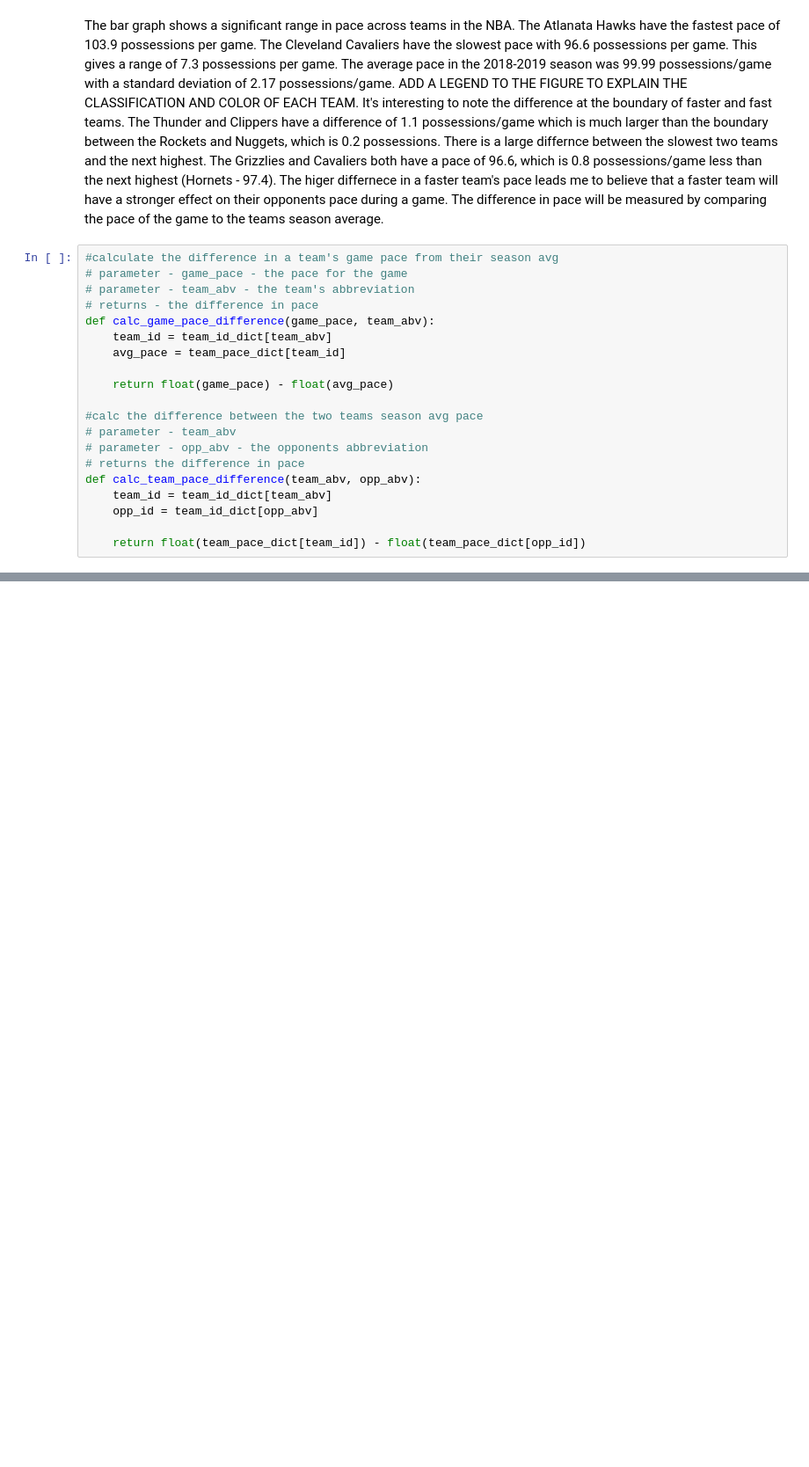
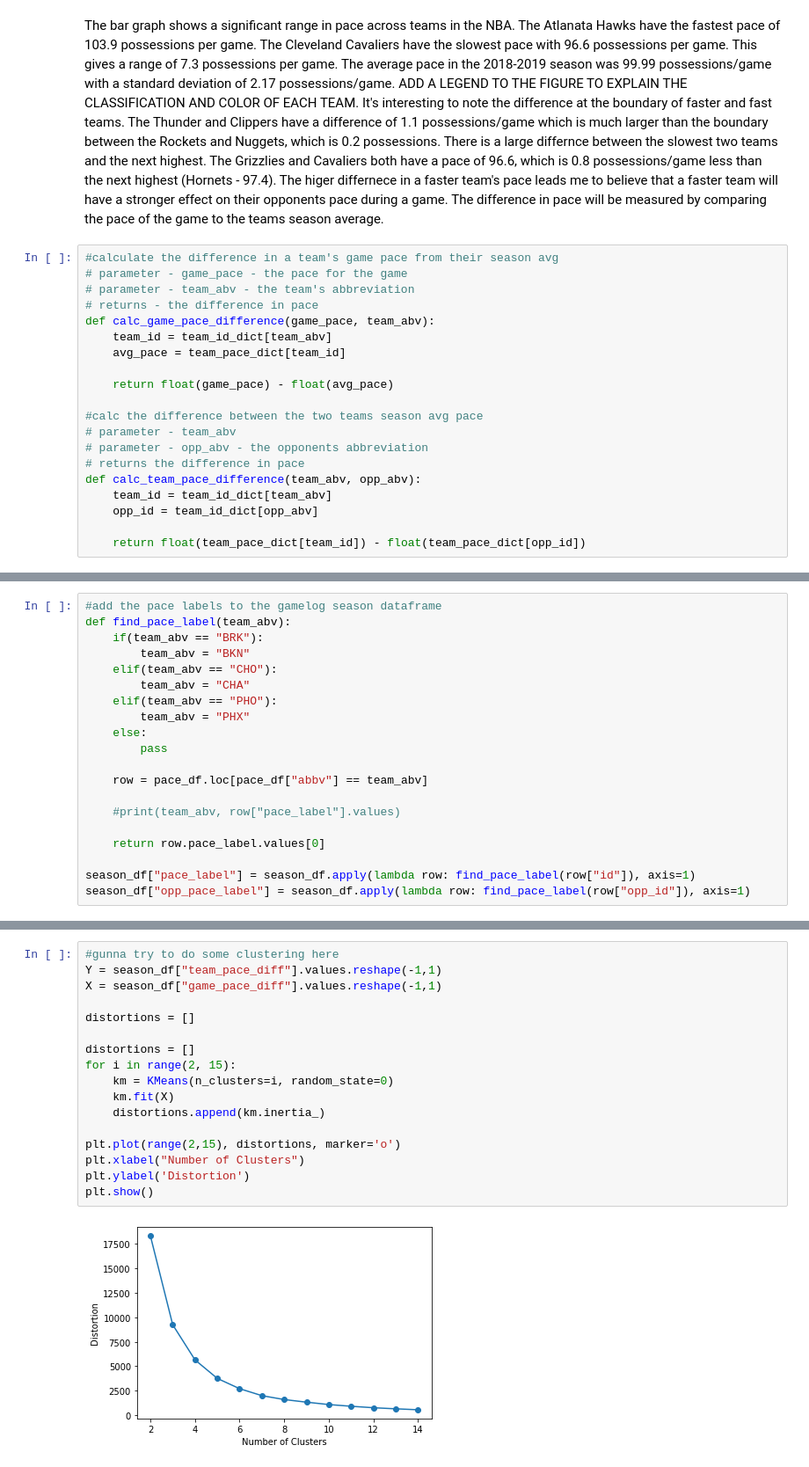
Before and after one commit to andystjean1/nba-pace-analysis, a Jupyter notebook: pace_analysis.ipynb, the cells around one changed output, grey strips where cells are left out. Shown at 88% size. Cells and saved outputs as stored; diff of their text form; blank space fills up the shorter version.

```diff
--- a/pace_analysis.ipynb
+++ b/pace_analysis.ipynb
@@ -165,0 +198,20 @@ plt.show()
+# %%
+#add the pace labels to the gamelog season dataframe
+def find_pace_label(team_abv):
+    if(team_abv == "BRK"):
+        team_abv = "BKN"
+    elif(team_abv == "CHO"):
+        team_abv = "CHA"
+    elif(team_abv == "PHO"):
+        team_abv = "PHX"
+    else:
+        pass
+
+    row = pace_df.loc[pace_df["abbv"] == team_abv]
+
+    #print(team_abv, row["pace_label"].values)
+
+    return row.pace_label.values[0]
+
+season_df["pace_label"] = season_df.apply(lambda row: find_pace_label(row["id"]), axis=1)
+season_df["opp_pace_label"] = season_df.apply(lambda row: find_pace_label(row["opp_id"]), axis=1)
@@ -165,0 +262,19 @@ plt.show()
+# %%
+#gunna try to do some clustering here
+Y = season_df["team_pace_diff"].values.reshape(-1,1)
+X = season_df["game_pace_diff"].values.reshape(-1,1)
+
+distortions = []
+
+distortions = []
+for i in range(2, 15):
+    km = KMeans(n_clusters=i, random_state=0)
+    km.fit(X)
+    distortions.append(km.inertia_)
+
+plt.plot(range(2,15), distortions, marker='o')
+plt.xlabel("Number of Clusters")
+plt.ylabel('Distortion')
+plt.show()
+# %% [output]
+[figure, added]
```
Also changed, not shown: parts of 9 cells of this notebook, 1 other file.
